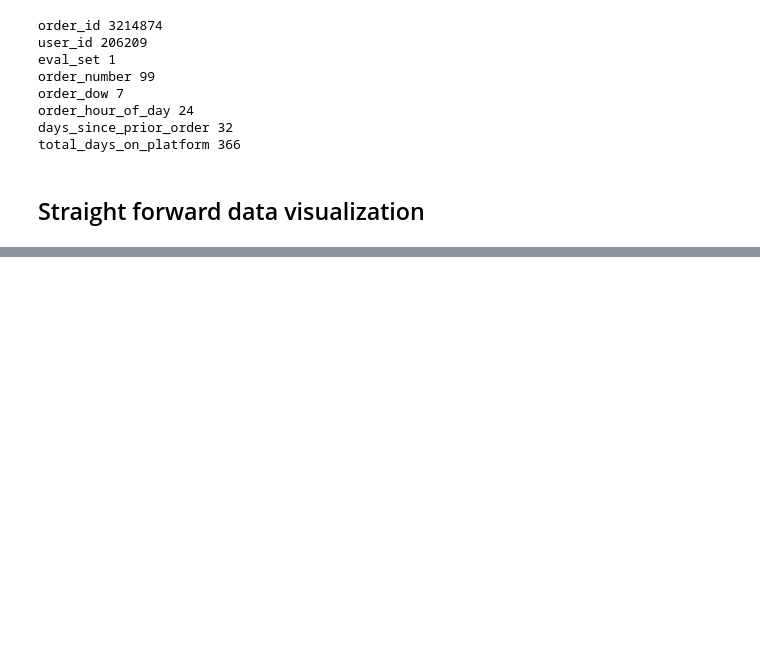
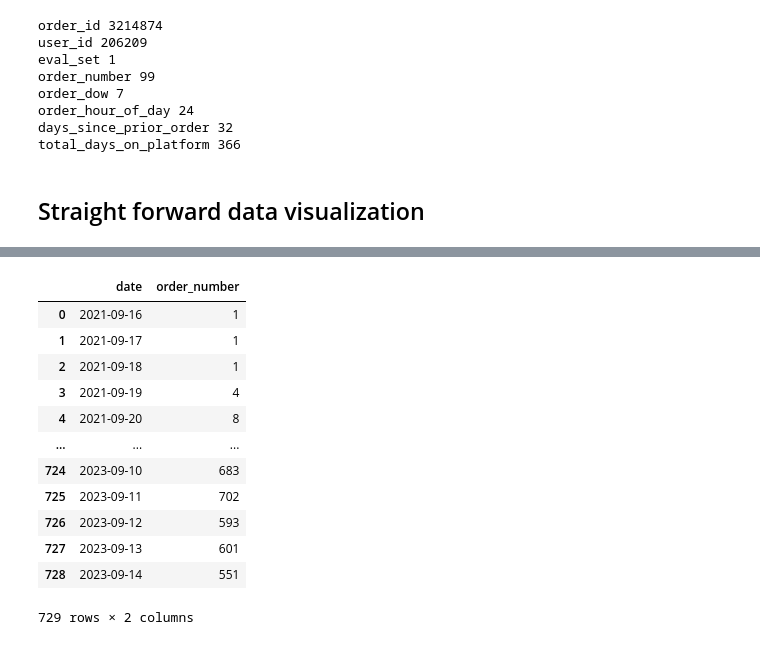
Before and after one commit to max-lutz/customer_segmentation, a Jupyter notebook: notebooks/data_visualization.ipynb, the cells around one changed output, grey strips where cells are left out. Cells and saved outputs as stored; diff of their text form; code cells hidden in the pictures; blank space fills up the shorter version.

Commit message:
WIP: creating dates for the data

```diff
--- a/notebooks/data_visualization.ipynb
+++ b/notebooks/data_visualization.ipynb
@@ -106,0 +111,21 @@ df_.hvplot.hist("days_since_prior_order" , title="Number of days since clients u
+# %%
+test = df[df['days_since_prior_order'].isna()]
+dates = []
+
+delta_days = df["days_since_prior_order"].to_list()
+total_days = df["total_days_on_platform"].to_list()
+
+for day, total_day in tqdm(zip(delta_days, total_days), total=len(df), position=0, leave=True):
+    if(np.isnan(day)):
+        dates.append(date.today() - timedelta(days=total_day))
+    else:
+         dates.append(dates[-1] + timedelta(days=day))
+
+# for i in tqdm(range(len(test)), position=0, leave=True):
+#     dates.append(date.today() - timedelta(days=test.iloc[i]['total_days_on_platform'] + random.randint(-7, 7)))
+# test["date"] = dates
+
+df["date"] = dates
+# %%
+df_ = df.groupby("date").order_number.count().reset_index()
+df_.hvplot(y="order_number", x="date")
@@ -106,0 +134,16 @@ df_.hvplot.hist("days_since_prior_order" , title="Number of days since clients u
+# %%
+df_
+# %% [output]
+|  | date | order_number |
+| 0 | 2021-09-16 | 1 |
+| 1 | 2021-09-17 | 1 |
+| 2 | 2021-09-18 | 1 |
+| 3 | 2021-09-19 | 4 |
+| 4 | 2021-09-20 | 8 |
+| ... | ... | ... |
+| 724 | 2023-09-10 | 683 |
+| 725 | 2023-09-11 | 702 |
+| 726 | 2023-09-12 | 593 |
+| 727 | 2023-09-13 | 601 |
+| 728 | 2023-09-14 | 551 |
+729 rows × 2 columns
```
Also changed, not shown: parts of 9 cells of this notebook.
